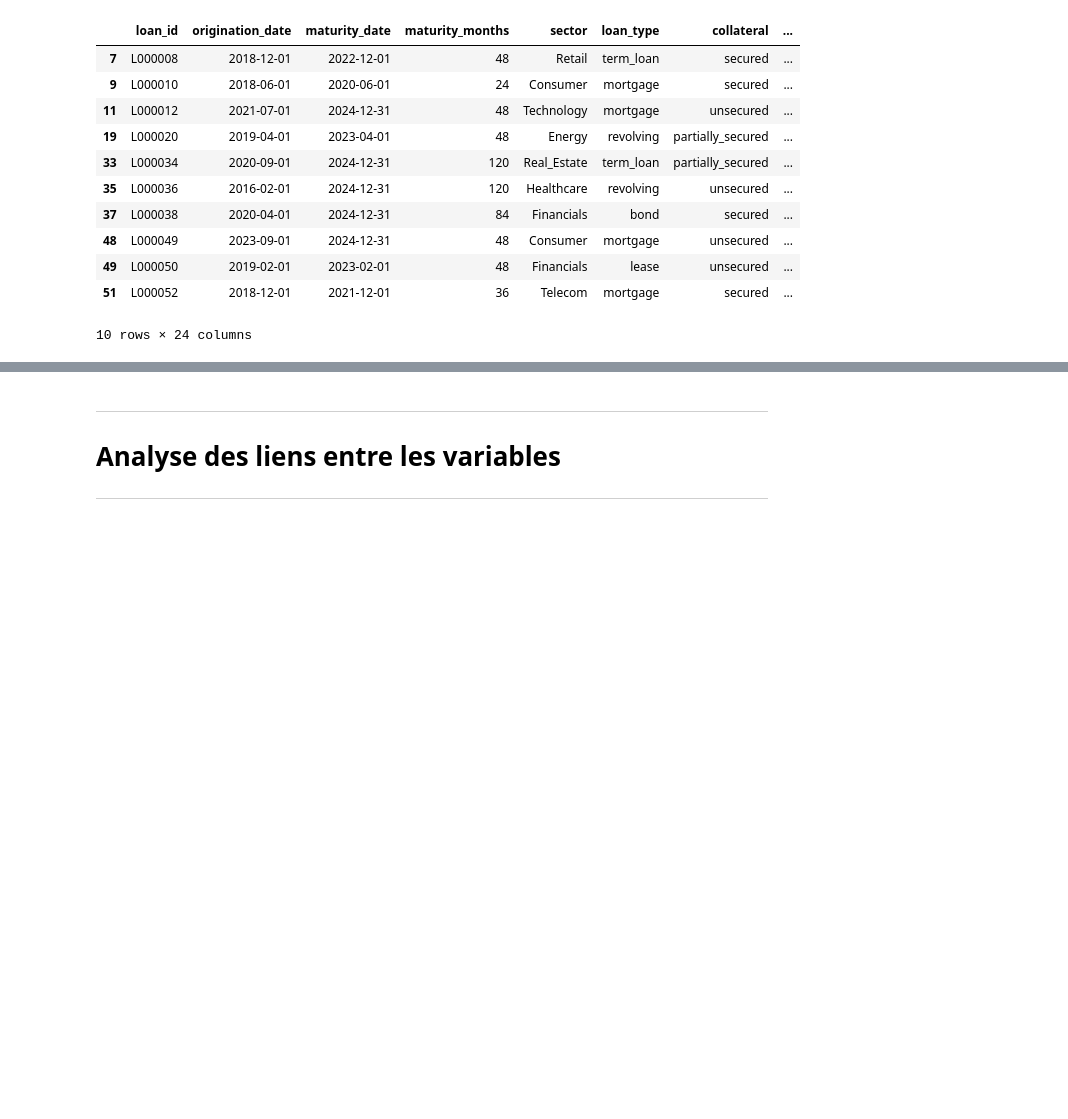
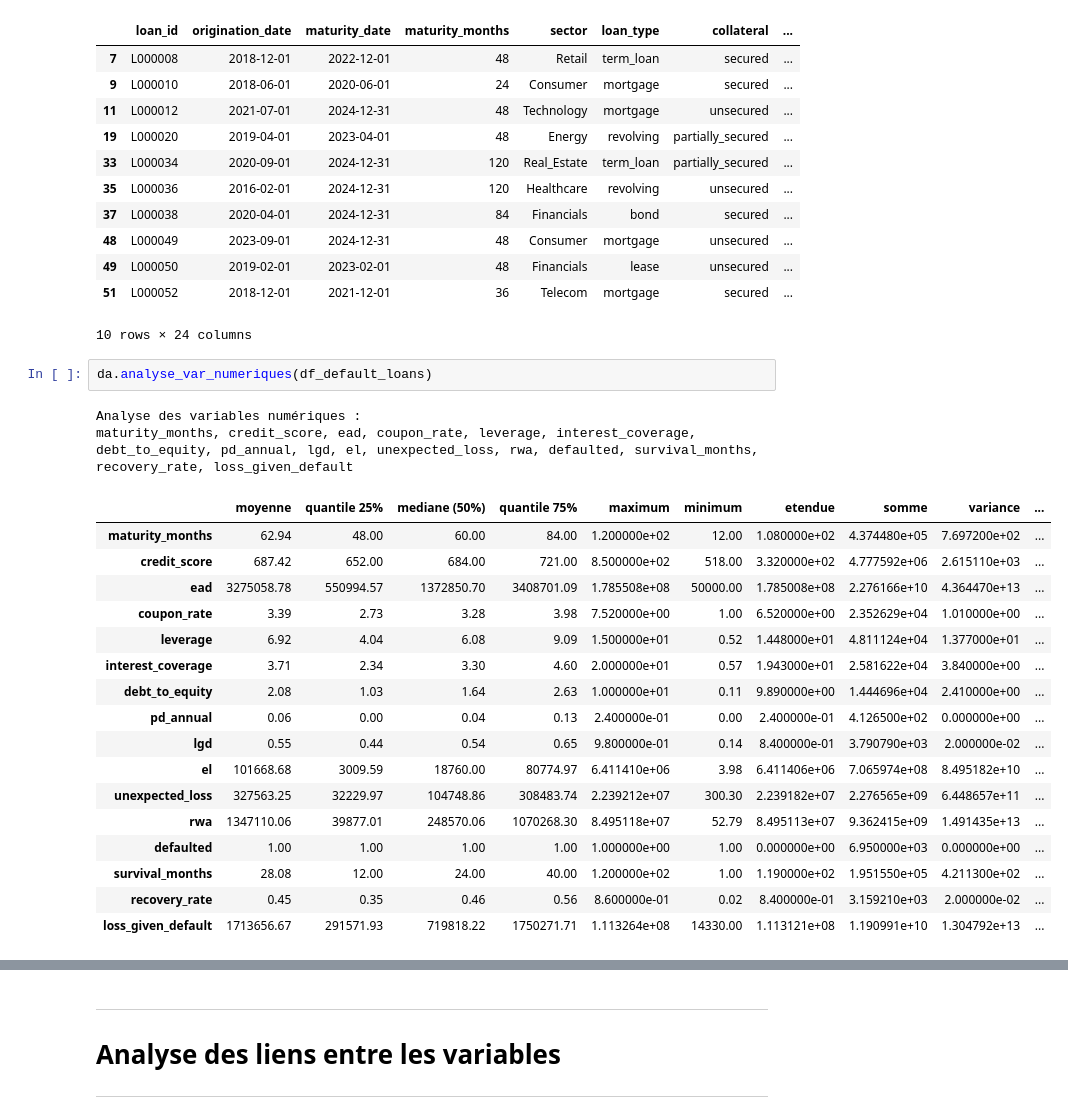
Before and after one commit to NajimDja/Analyse-risque-credit, a Jupyter notebook: analyse_credit.ipynb, the cells around one changed output, grey strips where cells are left out. Cells and saved outputs as stored; diff of their text form; blank space fills up the shorter version.

```diff
--- a/analyse_credit.ipynb
+++ b/analyse_credit.ipynb
@@ -338,3 +294,25 @@ Nombre de défaut : 6950 lignes
 | 49 | L000050 | 2019-02-01 | 2023-02-01 | 48 | Financials | lease | unsecured | ... |
 | 51 | L000052 | 2018-12-01 | 2021-12-01 | 36 | Telecom | mortgage | secured | ... |
 10 rows × 24 columns
+# %%
+da.analyse_var_numeriques(df_default_loans)
+# %% [output]
+Analyse des variables numériques :
+maturity_months, credit_score, ead, coupon_rate, leverage, interest_coverage, debt_to_equity, pd_annual, lgd, el, unexpected_loss, rwa, defaulted, survival_months, recovery_rate, loss_given_default
+|  | moyenne | quantile 25% | mediane (50%) | quantile 75% | maximum | minimum | etendue | somme | variance | ... |
+| maturity_months | 62.94 | 48.00 | 60.00 | 84.00 | 1.200000e+02 | 12.00 | 1.080000e+02 | 4.374480e+05 | 7.697200e+02 | ... |
+| credit_score | 687.42 | 652.00 | 684.00 | 721.00 | 8.500000e+02 | 518.00 | 3.320000e+02 | 4.777592e+06 | 2.615110e+03 | ... |
+| ead | 3275058.78 | 550994.57 | 1372850.70 | 3408701.09 | 1.785508e+08 | 50000.00 | 1.785008e+08 | 2.276166e+10 | 4.364470e+13 | ... |
+| coupon_rate | 3.39 | 2.73 | 3.28 | 3.98 | 7.520000e+00 | 1.00 | 6.520000e+00 | 2.352629e+04 | 1.010000e+00 | ... |
+| leverage | 6.92 | 4.04 | 6.08 | 9.09 | 1.500000e+01 | 0.52 | 1.448000e+01 | 4.811124e+04 | 1.377000e+01 | ... |
+| interest_coverage | 3.71 | 2.34 | 3.30 | 4.60 | 2.000000e+01 | 0.57 | 1.943000e+01 | 2.581622e+04 | 3.840000e+00 | ... |
+| debt_to_equity | 2.08 | 1.03 | 1.64 | 2.63 | 1.000000e+01 | 0.11 | 9.890000e+00 | 1.444696e+04 | 2.410000e+00 | ... |
+| pd_annual | 0.06 | 0.00 | 0.04 | 0.13 | 2.400000e-01 | 0.00 | 2.400000e-01 | 4.126500e+02 | 0.000000e+00 | ... |
+| lgd | 0.55 | 0.44 | 0.54 | 0.65 | 9.800000e-01 | 0.14 | 8.400000e-01 | 3.790790e+03 | 2.000000e-02 | ... |
+| el | 101668.68 | 3009.59 | 18760.00 | 80774.97 | 6.411410e+06 | 3.98 | 6.411406e+06 | 7.065974e+08 | 8.495182e+10 | ... |
+| unexpected_loss | 327563.25 | 32229.97 | 104748.86 | 308483.74 | 2.239212e+07 | 300.30 | 2.239182e+07 | 2.276565e+09 | 6.448657e+11 | ... |
+| rwa | 1347110.06 | 39877.01 | 248570.06 | 1070268.30 | 8.495118e+07 | 52.79 | 8.495113e+07 | 9.362415e+09 | 1.491435e+13 | ... |
+| defaulted | 1.00 | 1.00 | 1.00 | 1.00 | 1.000000e+00 | 1.00 | 0.000000e+00 | 6.950000e+03 | 0.000000e+00 | ... |
+| survival_months | 28.08 | 12.00 | 24.00 | 40.00 | 1.200000e+02 | 1.00 | 1.190000e+02 | 1.951550e+05 | 4.211300e+02 | ... |
+| recovery_rate | 0.45 | 0.35 | 0.46 | 0.56 | 8.600000e-01 | 0.02 | 8.400000e-01 | 3.159210e+03 | 2.000000e-02 | ... |
+| loss_given_default | 1713656.67 | 291571.93 | 719818.22 | 1750271.71 | 1.113264e+08 | 14330.00 | 1.113121e+08 | 1.190991e+10 | 1.304792e+13 | ... |
```
Also changed, not shown: parts of 7 cells of this notebook, 2 other files.
